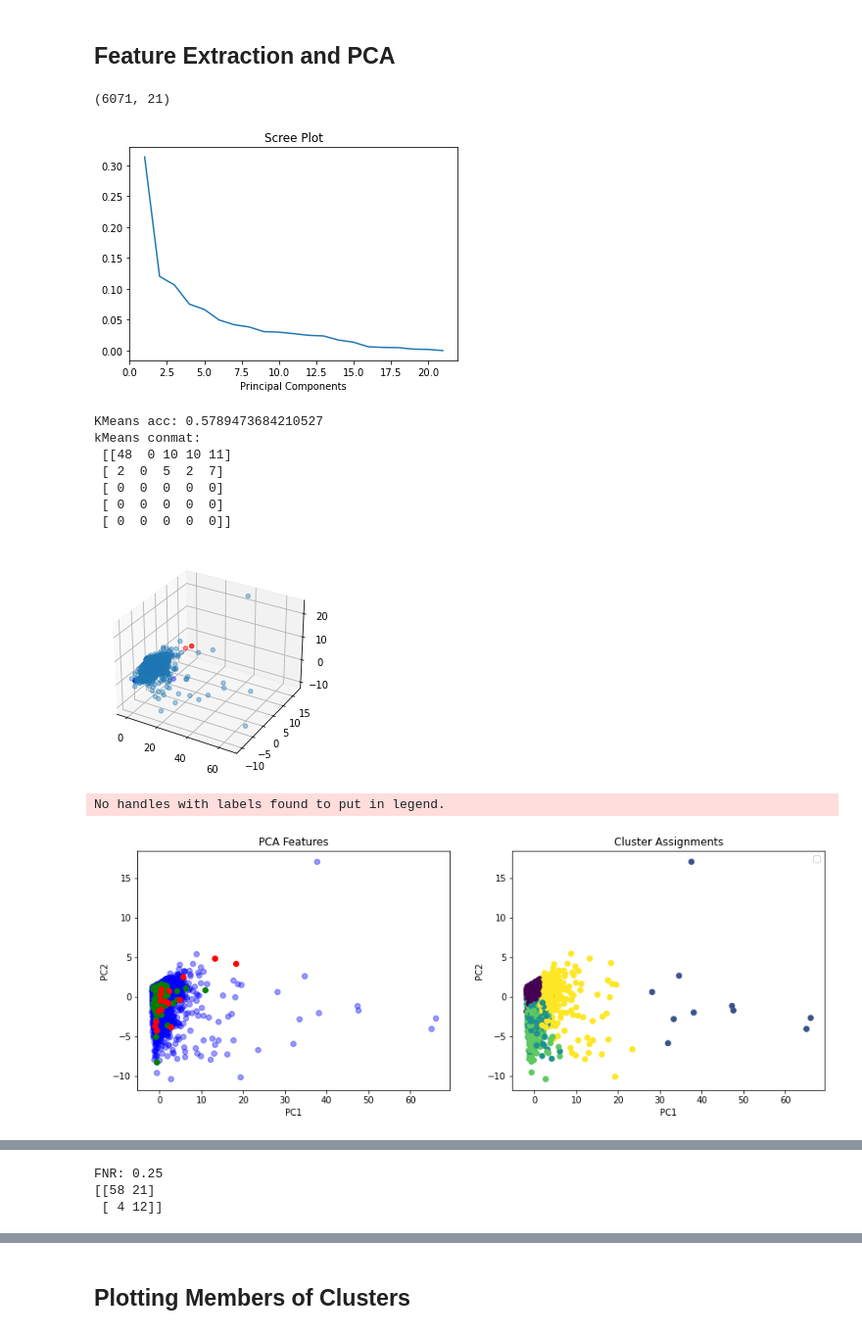
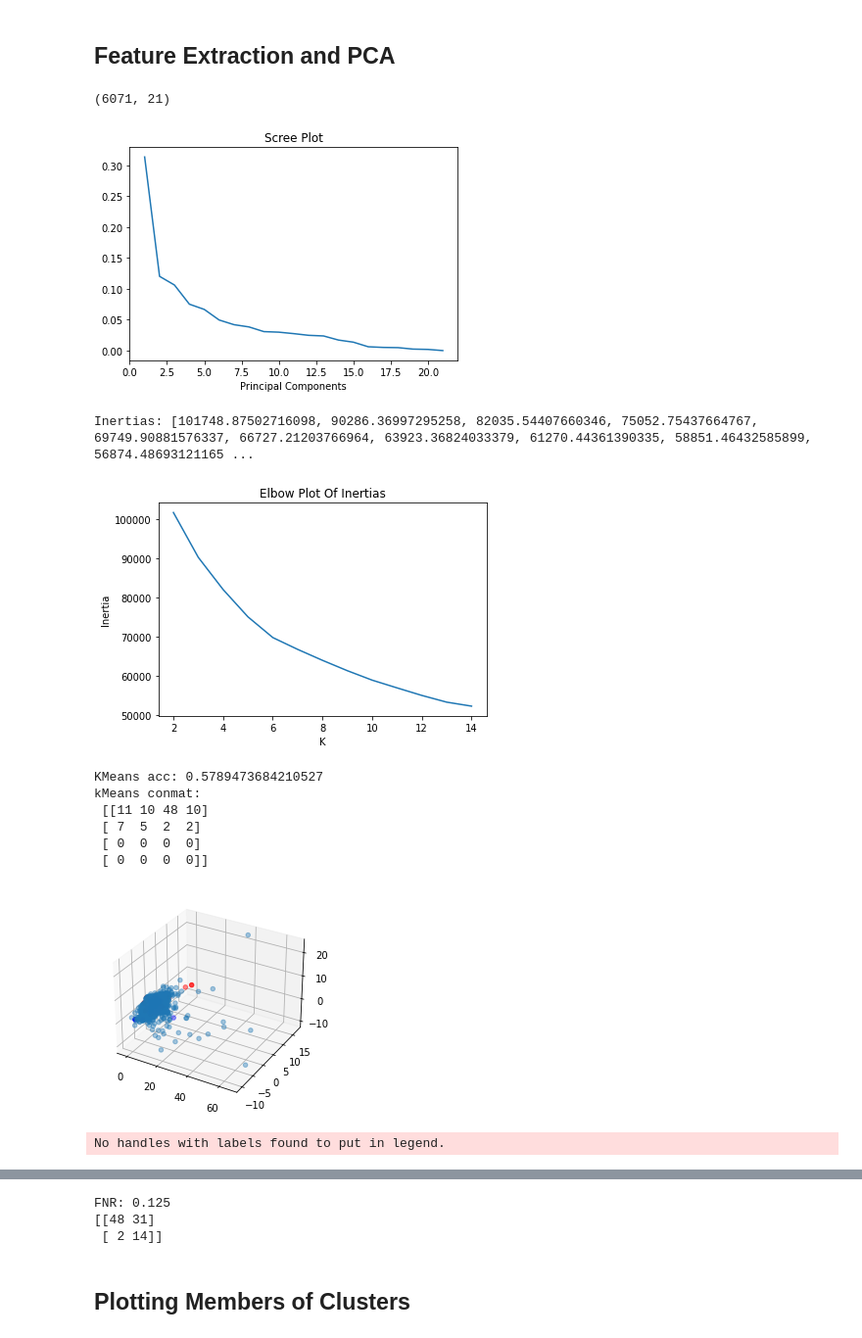
Before and after one commit to cwhite098/MDM3_Project1_Quartix, a Jupyter notebook: Data_Exploration.ipynb, the cells around one changed output, grey strips where cells are left out. Shown at 98% size. Saved outputs shown, nothing was run; the diff lists cells and outputs as text; code cells hidden in the pictures.

```diff
--- a/Data_Exploration.ipynb
+++ b/Data_Exploration.ipynb
@@ -751,11 +751,11 @@ unlinked_data = load_list('pickle_data', 'unlinked_data')
 labels = np.array(get_labels(cat_data))
 
 # Get features from data and scale
-train_x = extract_features(unlinked_data, unlinked_features, True)
+train_x = extract_features(uncat_data)
 train_x = scaler.fit_transform(train_x)
 print(train_x.shape)
 
-test_x = extract_features(cat_data, unlinked_features)
+test_x = extract_features(cat_data)
 test_x = scaler.transform(test_x)
 
 # Get crashes and not crashes for plotting
@@ -775,7 +775,7 @@ train_pca = pca.fit_transform(train_x)
 test_pca = pca.transform(test_x)
 
 # Finding optimal number of clusters
-"""inertias = []
+inertias = []
 for n in range(2,15):
     km = KMeans(n)
     km.fit(train_x)
@@ -783,7 +783,7 @@ for n in range(2,15):
 print('Inertias:', inertias)
 plt.plot(range(2,15), inertias)
 plt.title('Elbow Plot Of Inertias'), plt.xlabel('K'), plt.ylabel('Inertia')
-plt.show()"""
+plt.show()
 
 # K-Means Clustering
 km = KMeans(n_clusters=5)
@@ -793,40 +793,40 @@ y_pred = km.predict(test_x)
 print('KMeans acc:', acc(y_pred, labels))
 print('kMeans conmat:\n',confusion_matrix(labels, y_pred))
 
 # Plotting
 fig = plt.figure()
 ax = fig.add_subplot(projection='3d')
 ax.scatter(train_pca[:,0], train_pca[:,1], train_pca[:,2], alpha=0.4)
 ax.scatter(test_pca[crash_ref,0], test_pca[crash_ref,1], test_pca[crash_ref,2], c='red')
 ax.scatter(test_pca[no_crash_ref,0], test_pca[no_crash_ref,1], test_pca[no_crash_ref,2], c='blue')
 plt.show()
 
 fig = plt.figure(figsize=(14,5)), plt.subplot(1,2,1)
 plt.scatter(train_pca[:,0], train_pca[:,1], c='b', alpha=0.4)
 plt.scatter(test_pca[no_crash_ref,0], test_pca[no_crash_ref,1], c='g')
 plt.scatter(test_pca[crash_ref,0], test_pca[crash_ref,1], c='red')
 plt.title('PCA Features'), plt.xlabel('PC1'), plt.ylabel('PC2')
 plt.subplot(1,2,2)
 plt.scatter(train_pca[:,0], train_pca[:,1], c=km.labels_.astype(float))
 plt.scatter(test_pca[:,0], test_pca[:,1], c=y_pred.astype(float))
 plt.title('Cluster Assignments'), plt.xlabel('PC1'), plt.ylabel('PC2')
 plt.legend()
 plt.show()
 
 conmat = confusion_matrix(labels, y_pred)
 optimal_mat, optimal_assignment, optimal_FNR = get_optimal_conmat(conmat)
 print('FNR:', optimal_FNR)
 print(optimal_mat)
 # %% [output]
 (6071, 21)
 [figure]
-KMeans acc: 0.5789473684210527
-kMeans conmat:
- [[48  0 10 10 11]
- [ 2  0  5  2  7]
- [ 0  0  0  0  0]
- [ 0  0  0  0  0]
- [ 0  0  0  0  0]]
+Inertias: [101748.87502716098, 90286.36997295258, 82035.54407660346, 75052.75437664767, 69749.90881576337, 66727.21203766964, 63923.36824033379, 61270.44361390335, 58851.46432585899, 56874.48693121165 ...
-[figure, old version]
+[figure, new version]
-No handles with labels found to put in legend.
+KMeans acc: 0.5789473684210527
+kMeans conmat:
+ [[11 10 48 10]
+ [ 7  5  2  2]
+ [ 0  0  0  0]
+ [ 0  0  0  0]]
-[figure, old version]
+[figure, new version]
+No handles with labels found to put in legend.
@@ -834,3 +833,0 @@ No handles with labels found to put in legend.
-FNR: 0.25
-[[58 21]
- [ 4 12]]
@@ -837,3 +835,6 @@ FNR: 0.25
+FNR: 0.125
+[[48 31]
+ [ 2 14]]
 # %% [markdown]
 ## Plotting Members of Clusters
 # %%
```
Also changed, not shown: parts of 1 cell of this notebook, 1 other file.
